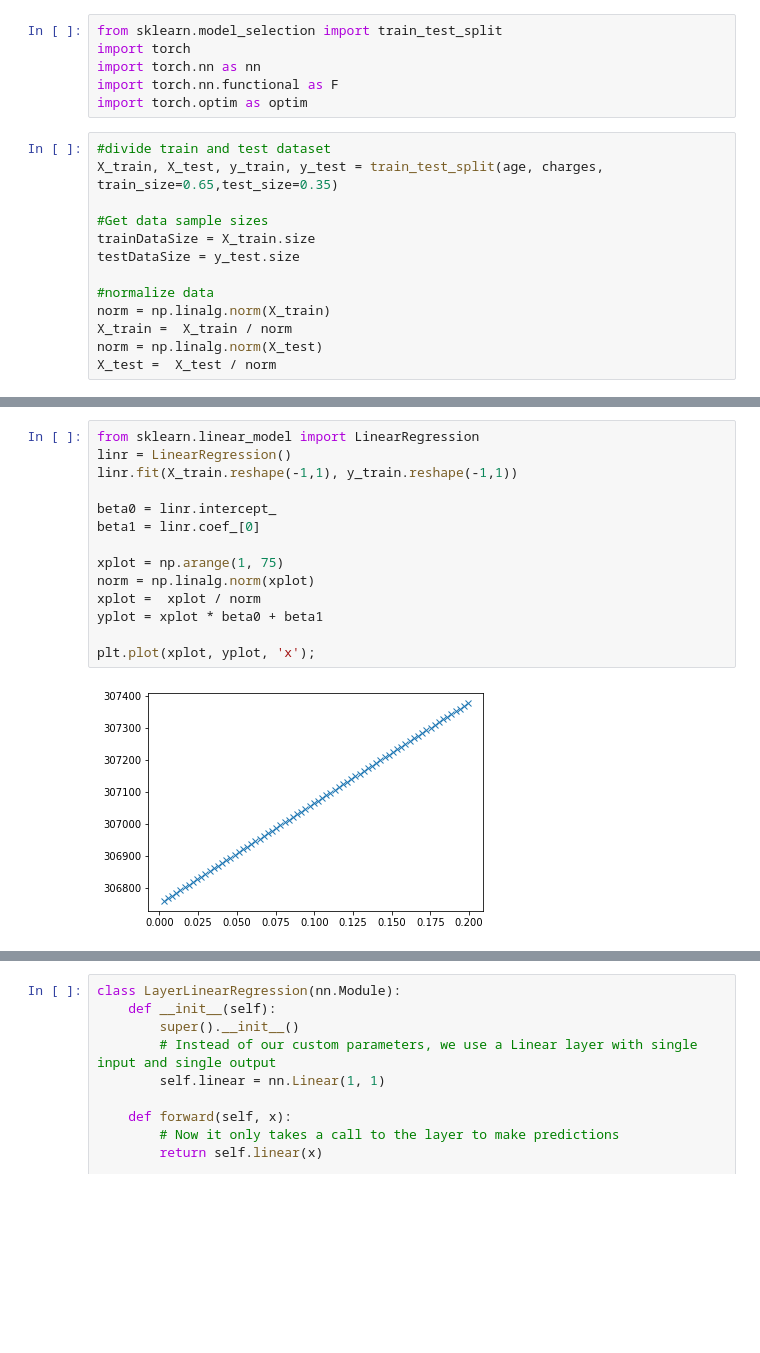
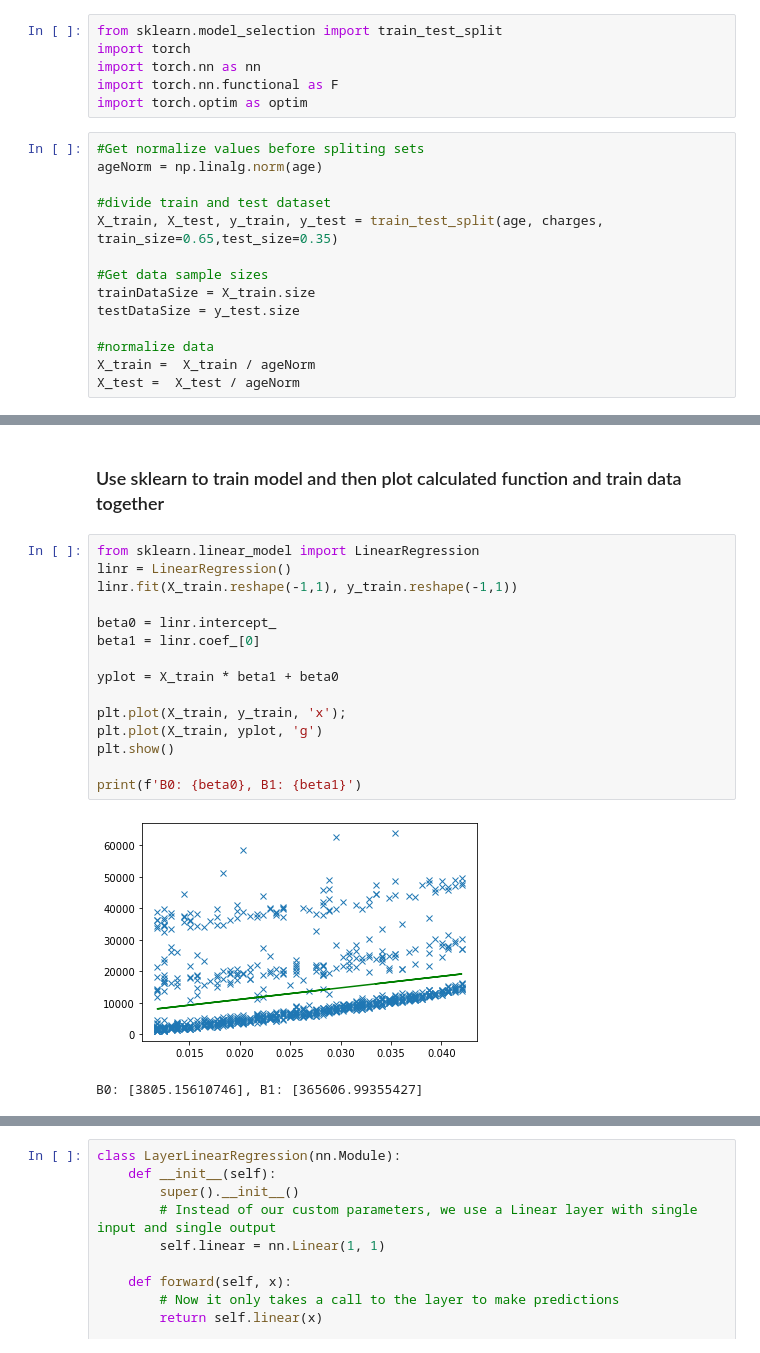
Before and after one commit to eon129/pytorch_tests, a Jupyter notebook: LinearExample.ipynb, the cells around one changed output, grey strips where cells are left out. Saved outputs shown, nothing was run; the diff lists cells and outputs as text; blank space fills up the shorter version.

Commit message:
Example with sklearn works well. Pytorch example is not working yet

```diff
--- a/LinearExample.ipynb
+++ b/LinearExample.ipynb
@@ -66,6 +67,9 @@ import torch.nn as nn
 import torch.nn.functional as F
 import torch.optim as optim
 # %%
+#Get normalize values before spliting sets
+ageNorm = np.linalg.norm(age)
+
 #divide train and test dataset
 X_train, X_test, y_train, y_test = train_test_split(age, charges, train_size=0.65,test_size=0.35)
 
@@ -74,7 +78,5 @@ trainDataSize = X_train.size
 testDataSize = y_test.size
 
 #normalize data
-norm = np.linalg.norm(X_train)
-X_train =  X_train / norm
-norm = np.linalg.norm(X_test)
-X_test =  X_test / norm
+X_train =  X_train / ageNorm
+X_test =  X_test / ageNorm
@@ -81,16 +89,20 @@ X_test =  X_test / norm
+# %% [markdown]
+### Use sklearn to train model and then plot calculated function and train data together
 # %%
 from sklearn.linear_model import LinearRegression
 linr = LinearRegression()
 linr.fit(X_train.reshape(-1,1), y_train.reshape(-1,1))
 
 beta0 = linr.intercept_
 beta1 = linr.coef_[0]
 
-xplot = np.arange(1, 75)
-norm = np.linalg.norm(xplot)
-xplot =  xplot / norm
-yplot = xplot * beta0 + beta1
+yplot = X_train * beta1 + beta0
 
-plt.plot(xplot, yplot, 'x');
+plt.plot(X_train, y_train, 'x');
+plt.plot(X_train, yplot, 'g')
+plt.show()
+
+print(f'B0: {beta0}, B1: {beta1}')
 # %% [output]
-[figure, old version]
+[figure, new version]
+B0: [3805.15610746], B1: [365606.99355427]
```
Also changed, not shown: parts of 12 cells of this notebook.
